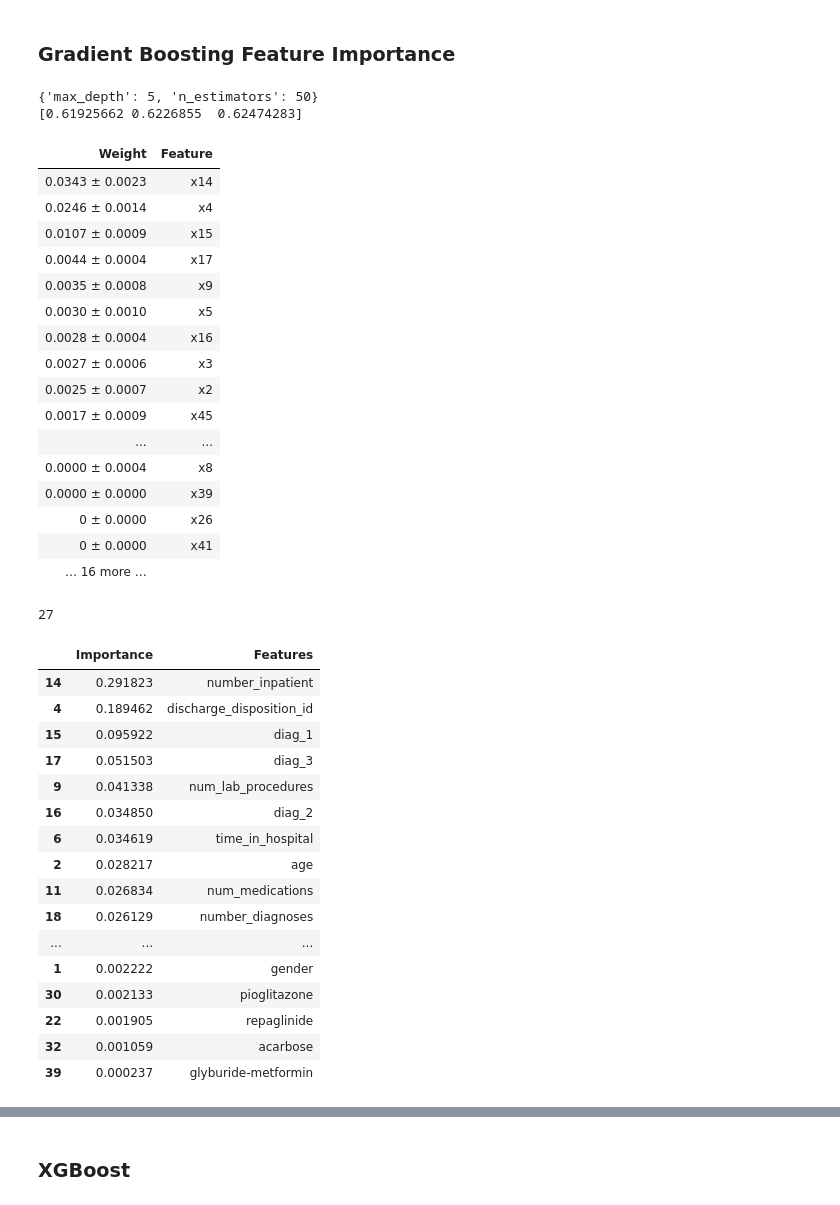
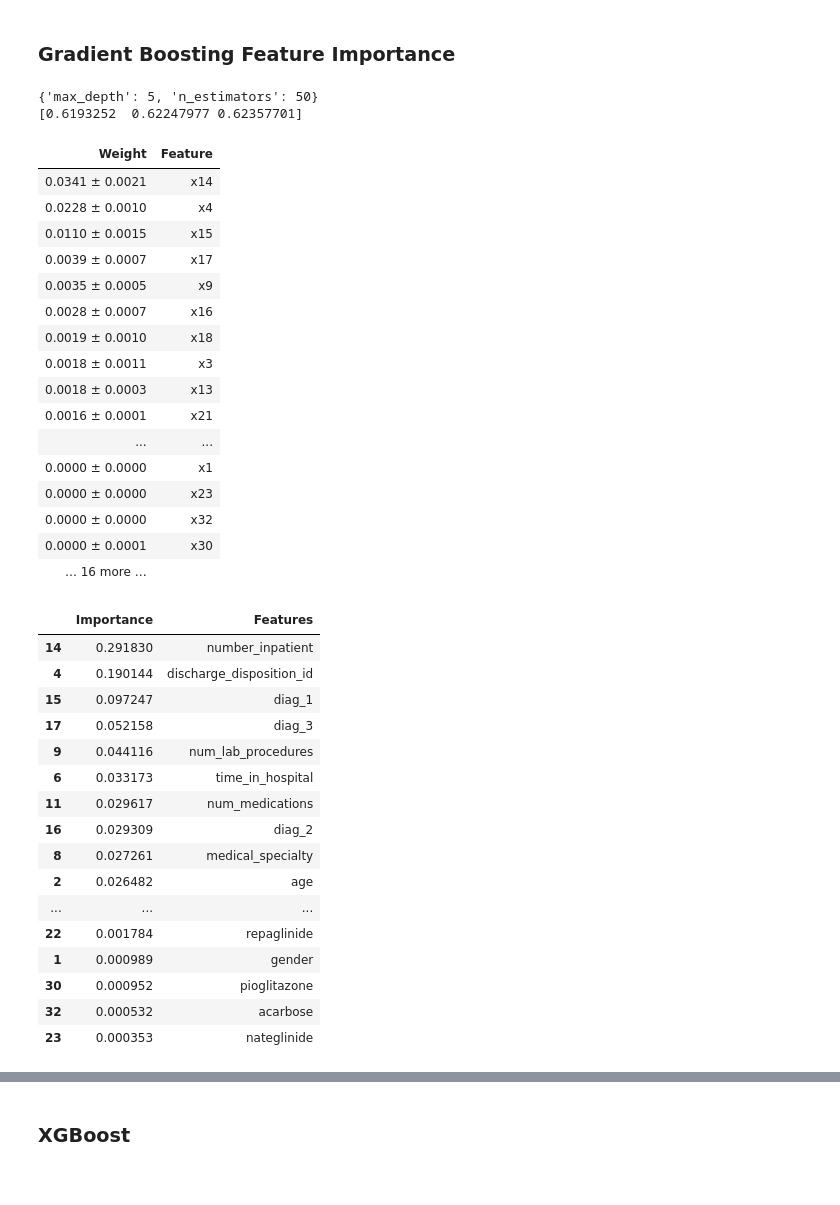
Before and after one commit to wowChelios/DS_TermProject, a Jupyter notebook: Modeling.ipynb, the cells around one changed output, grey strips where cells are left out. Cells and saved outputs as stored; diff of their text form; code cells hidden in the pictures.

```diff
--- a/EDA_1.ipynb
+++ b/Modeling.ipynb
@@ -48,7 +48,9 @@ df["diag_2"].fillna(0,inplace=True)
 df["diag_3"].fillna(0,inplace=True)
 df["payer_code"].fillna("NO",inplace=True)
 df["medical_specialty"].fillna("Other",inplace=True)
-df["race"].fillna("other",inplace=True)
+df["race"].fillna("Other",inplace=True)
+df["visit_freq"] = df["number_outpatient"] + df["number_emergency"] + df["number_inpatient"]
+df["num_treats"] = df["num_procedures"] + df["num_medications"] + df["number_diagnoses"]
 df = df.drop("weight",axis=1)
 # %%
 # Convert the target '<30' is our target so we label them as 1 and others as 0.
@@ -218,11 +232,11 @@ col_categrocial = list(df.dtypes[df.dtypes!="int64"].index)
 for col in col_categrocial:
     X[col] = le.fit_transform(X[col].astype(str))
 X_t, X_holdout, Y_t, Y_holdout = train_test_split(X, Y, test_size = 0.2, random_state=0)
-X_train, X_test, Y_train, Y_test = train_test_split(X_t, Y_t, test_size = 0.2, random_state=0)
+X_train, X_test1, Y_train, Y_test = train_test_split(X_t, Y_t, test_size = 0.2, random_state=0)
 rus = RandomUnderSampler(random_state=0)
 X_train_resped, Y_train_resped = rus.fit_resample(X_train, Y_train)
-X_test_matrix = X_test.as_matrix()
-X_holdout_matrix = X_holdout.as_matrix()
+X_test = X_test1.as_matrix()
+X_holdout = X_holdout.as_matrix()
 # %%
 gbm = GradientBoostingClassifier(learning_rate = 0.1)
 m_d = [5]
@@ -234,7 +248,7 @@ print(gbm_cv.best_params_)
 print(gbm_cv.cv_results_['mean_test_score'])
 # %% [output]
 {'max_depth': 5, 'n_estimators': 50}
-[0.61925662 0.6226855  0.62474283]
+[0.6193252  0.62247977 0.62357701]
 # %%
 import eli5
 from eli5.sklearn import PermutationImportance
@@ -242,50 +256,49 @@ perm = PermutationImportance(gbm_cv.best_estimator_, random_state = 0).fit(X_tra
 eli5.show_weights(perm, top=30)
 # %% [output]
 | Weight | Feature |
-| 0.0343 ± 0.0023 | x14 |
-| 0.0246 ± 0.0014 | x4 |
-| 0.0107 ± 0.0009 | x15 |
-| 0.0044 ± 0.0004 | x17 |
-| 0.0035 ± 0.0008 | x9 |
-| 0.0030 ± 0.0010 | x5 |
-| 0.0028 ± 0.0004 | x16 |
-| 0.0027 ± 0.0006 | x3 |
-| 0.0025 ± 0.0007 | x2 |
-| 0.0017 ± 0.0009 | x45 |
+| 0.0341 ± 0.0021 | x14 |
+| 0.0228 ± 0.0010 | x4 |
+| 0.0110 ± 0.0015 | x15 |
+| 0.0039 ± 0.0007 | x17 |
+| 0.0035 ± 0.0005 | x9 |
+| 0.0028 ± 0.0007 | x16 |
+| 0.0019 ± 0.0010 | x18 |
+| 0.0018 ± 0.0011 | x3 |
+| 0.0018 ± 0.0003 | x13 |
+| 0.0016 ± 0.0001 | x21 |
 | ... | ... |
-| 0.0000 ± 0.0004 | x8 |
-| 0.0000 ± 0.0000 | x39 |
-| 0 ± 0.0000 | x26 |
-| 0 ± 0.0000 | x41 |
+| 0.0000 ± 0.0000 | x1 |
+| 0.0000 ± 0.0000 | x23 |
+| 0.0000 ± 0.0000 | x32 |
+| 0.0000 ± 0.0001 | x30 |
 | … 16 more … |  |
 # %%
 gbm_feature_list = [14,4,15,17,9,5,16,3,2,45,12,18,21,13,27,7,28,19,0,25,6,20,10,32,30,38,8]
 gbm_perm_fi = list(np.array(X_train.columns)[gbm_feature_list])
-# %% [output]
-27
 # %%
-def fi_df (model):
+def fi_df (model_cv):
+    model = model_cv.best_estimator_
     df = pd.concat([pd.DataFrame(model.feature_importances_),pd.DataFrame(X_train.columns)],axis=1)
     df.columns = ["Importance", "Features"]
     return df[df["Importance"]!=0].sort_values(by="Importance",ascending = False)
 # %%
-fi_df(gbm)
+fi_df(gbm_cv)
 # %% [output]
 |  | Importance | Features |
-| 14 | 0.291823 | number_inpatient |
-| 4 | 0.189462 | discharge_disposition_id |
-| 15 | 0.095922 | diag_1 |
-| 17 | 0.051503 | diag_3 |
-| 9 | 0.041338 | num_lab_procedures |
-| 16 | 0.034850 | diag_2 |
-| 6 | 0.034619 | time_in_hospital |
-| 2 | 0.028217 | age |
-| 11 | 0.026834 | num_medications |
-| 18 | 0.026129 | number_diagnoses |
+| 14 | 0.291830 | number_inpatient |
+| 4 | 0.190144 | discharge_disposition_id |
+| 15 | 0.097247 | diag_1 |
+| 17 | 0.052158 | diag_3 |
+| 9 | 0.044116 | num_lab_procedures |
+| 6 | 0.033173 | time_in_hospital |
+| 11 | 0.029617 | num_medications |
+| 16 | 0.029309 | diag_2 |
+| 8 | 0.027261 | medical_specialty |
+| 2 | 0.026482 | age |
 | ... | ... | ... |
-| 1 | 0.002222 | gender |
-| 30 | 0.002133 | pioglitazone |
-| 22 | 0.001905 | repaglinide |
-| 32 | 0.001059 | acarbose |
-| 39 | 0.000237 | glyburide-metformin |
+| 22 | 0.001784 | repaglinide |
+| 1 | 0.000989 | gender |
+| 30 | 0.000952 | pioglitazone |
+| 32 | 0.000532 | acarbose |
+| 23 | 0.000353 | nateglinide |
 # %%
```
Also changed, not shown: parts of 26 cells of this notebook.
